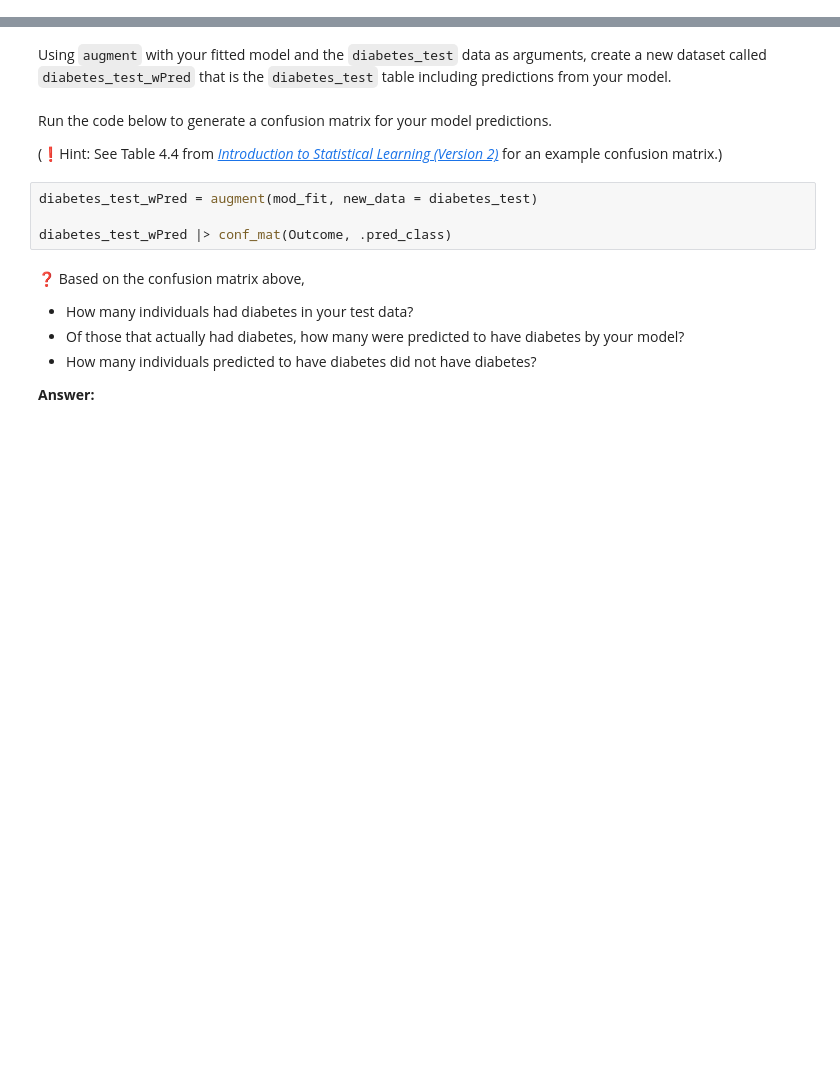
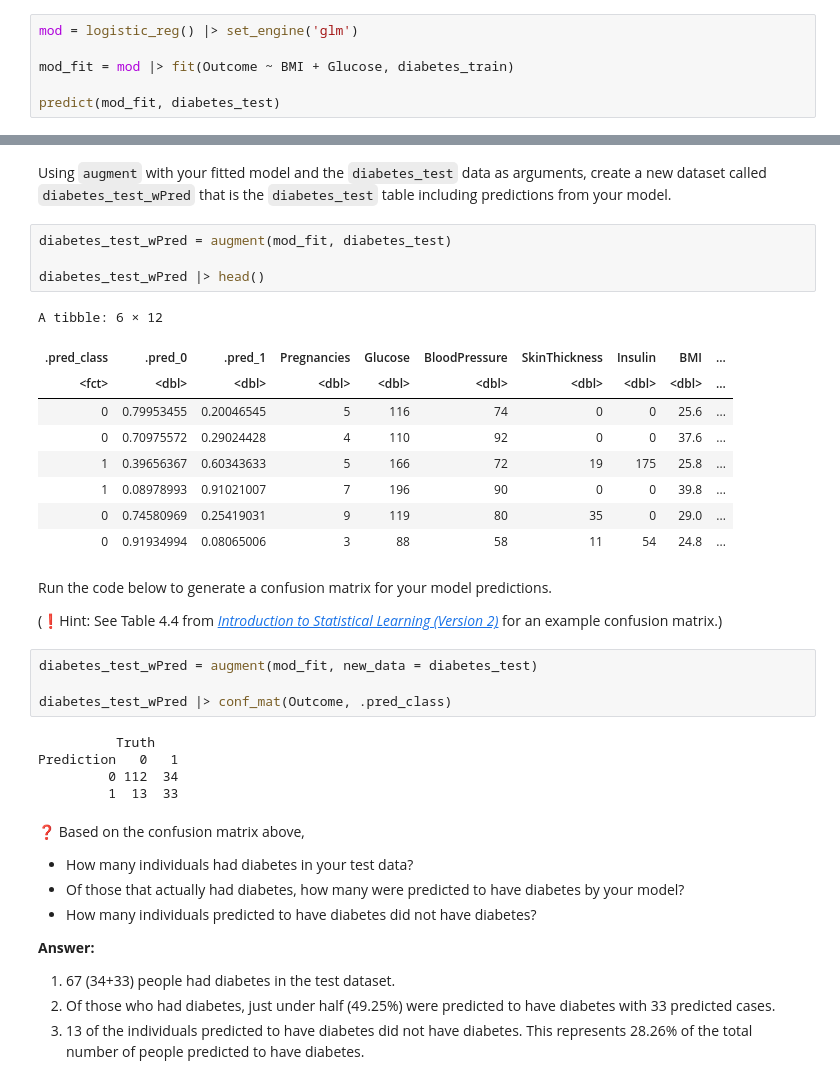
Before and after one commit to evandevine1/a04, a Jupyter notebook: assignment5.ipynb, the cells around one changed output, grey strips where cells are left out. Cells and saved outputs as stored; diff of their text form; blank space fills up the shorter version.

```diff
--- a/assignment5.ipynb
+++ b/assignment5.ipynb
@@ -116,3 +124,9 @@ Using `plot_df`, make a chart showing the relationship of `Glucose` and `BMI` wi
 Using your training data, build logistic regression model of `Outcome` with `BMI` and `Glucose` as predictors.
 - Use "glm" for you engine
 - The formula for your fit function will be `Outcome ~ BMI + Glucose`
+# %%
+mod = logistic_reg() |> set_engine('glm')
+
+mod_fit = mod |> fit(Outcome ~ BMI + Glucose, diabetes_train)
+
+predict(mod_fit, diabetes_test)
@@ -119,5 +153,19 @@ Using your training data, build logistic regression model of `Outcome` with `BMI
 # %% [markdown]
 Using `augment` with your fitted model and the `diabetes_test` data as arguments, create a new dataset called `diabetes_test_wPred` that is the `diabetes_test` table including predictions from your model.
+# %%
+diabetes_test_wPred = augment(mod_fit, diabetes_test)
+
+diabetes_test_wPred |> head()
+# %% [output]
+A tibble: 6 × 12
+| .pred_class | .pred_0 | .pred_1 | Pregnancies | Glucose | BloodPressure | SkinThickness | Insulin | BMI | ... |
+| <fct> | <dbl> | <dbl> | <dbl> | <dbl> | <dbl> | <dbl> | <dbl> | <dbl> | ... |
+| 0 | 0.79953455 | 0.20046545 | 5 | 116 | 74 | 0 | 0 | 25.6 | ... |
+| 0 | 0.70975572 | 0.29024428 | 4 | 110 | 92 | 0 | 0 | 37.6 | ... |
+| 1 | 0.39656367 | 0.60343633 | 5 | 166 | 72 | 19 | 175 | 25.8 | ... |
+| 1 | 0.08978993 | 0.91021007 | 7 | 196 | 90 | 0 | 0 | 39.8 | ... |
+| 0 | 0.74580969 | 0.25419031 | 9 | 119 | 80 | 35 | 0 | 29.0 | ... |
+| 0 | 0.91934994 | 0.08065006 | 3 | 88 | 58 | 11 | 54 | 24.8 | ... |
 # %% [markdown]
 Run the code below to generate a confusion matrix for your model predictions.
 
@@ -126,6 +174,11 @@ Run the code below to generate a confusion matrix for your model predictions.
 diabetes_test_wPred = augment(mod_fit, new_data = diabetes_test)
 
 diabetes_test_wPred |> conf_mat(Outcome, .pred_class)
+# %% [output]
+          Truth
+Prediction   0   1
+         0 112  34
+         1  13  33
 # %% [markdown]
 ❓ Based on the confusion matrix above,
 - How many individuals had diabetes in your test data?
@@ -133,3 +186,6 @@ diabetes_test_wPred |> conf_mat(Outcome, .pred_class)
 - How many individuals predicted to have diabetes did not have diabetes?
 
 **Answer:**
+1. 67 (34+33) people had diabetes in the test dataset.
+2. Of those who had diabetes, just under half (49.25%) were predicted to have diabetes with 33 predicted cases.
+3. 13 of the individuals predicted to have diabetes did not have diabetes. This represents 28.26% of the total number of people predicted to have diabetes.
```
Also changed, not shown: parts of 5 cells of this notebook.
